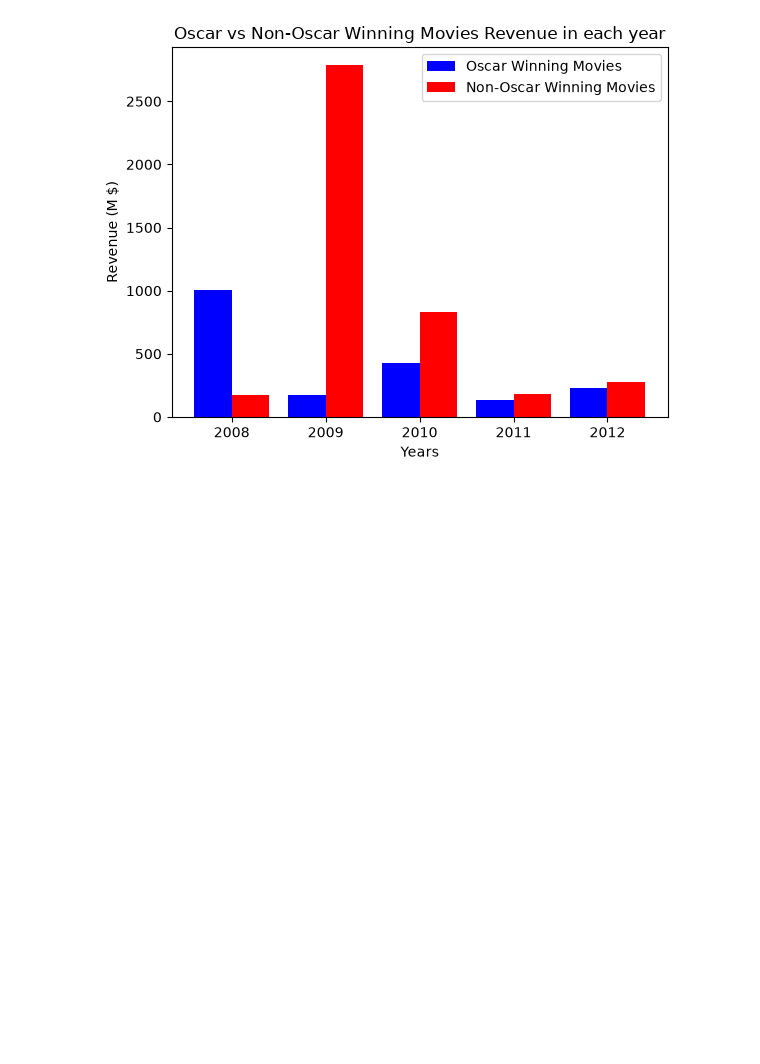
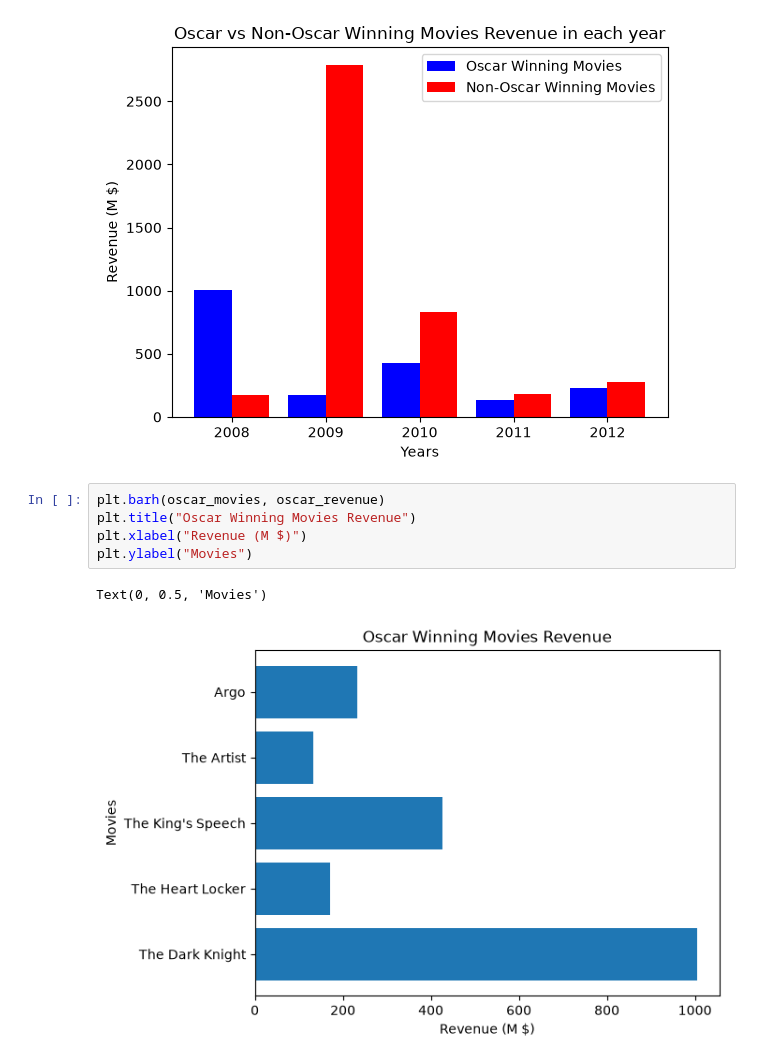
Before and after one commit to md-zeon/Data-Visualization, a Jupyter notebook: matplotlib.ipynb, the cells around one changed output. Saved outputs shown, nothing was run; the diff lists cells and outputs as text; blank space fills up the shorter version.

```diff
--- a/matplotlib.ipynb
+++ b/matplotlib.ipynb
@@ -144,3 +144,11 @@ plt.xticks(x, years)
 plt.show()
 # %% [output]
 [figure]
+# %%
+plt.barh(oscar_movies, oscar_revenue)
+plt.title("Oscar Winning Movies Revenue")
+plt.xlabel("Revenue (M $)")
+plt.ylabel("Movies")
+# %% [output]
+Text(0, 0.5, 'Movies')
+[figure, added]
```
